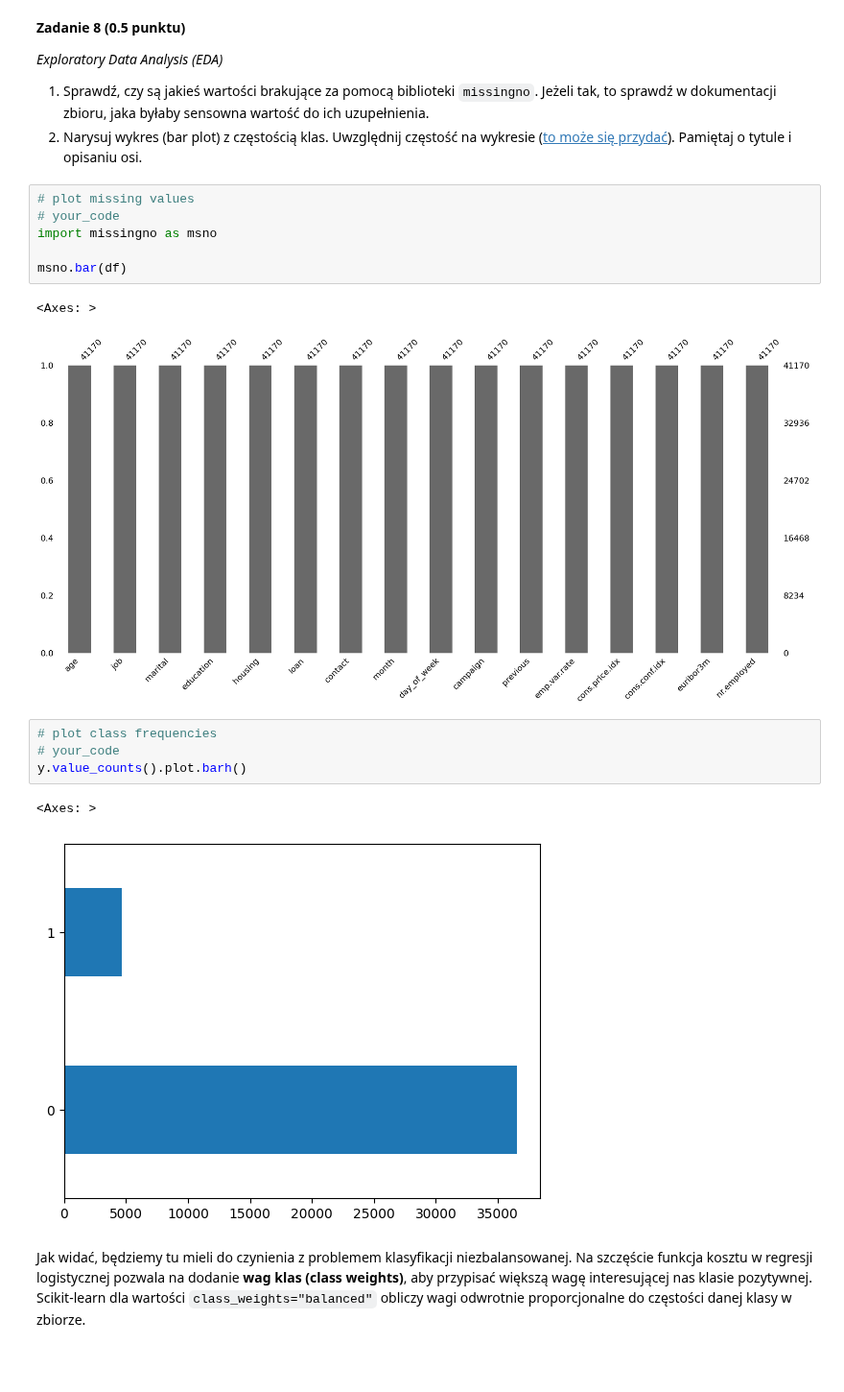
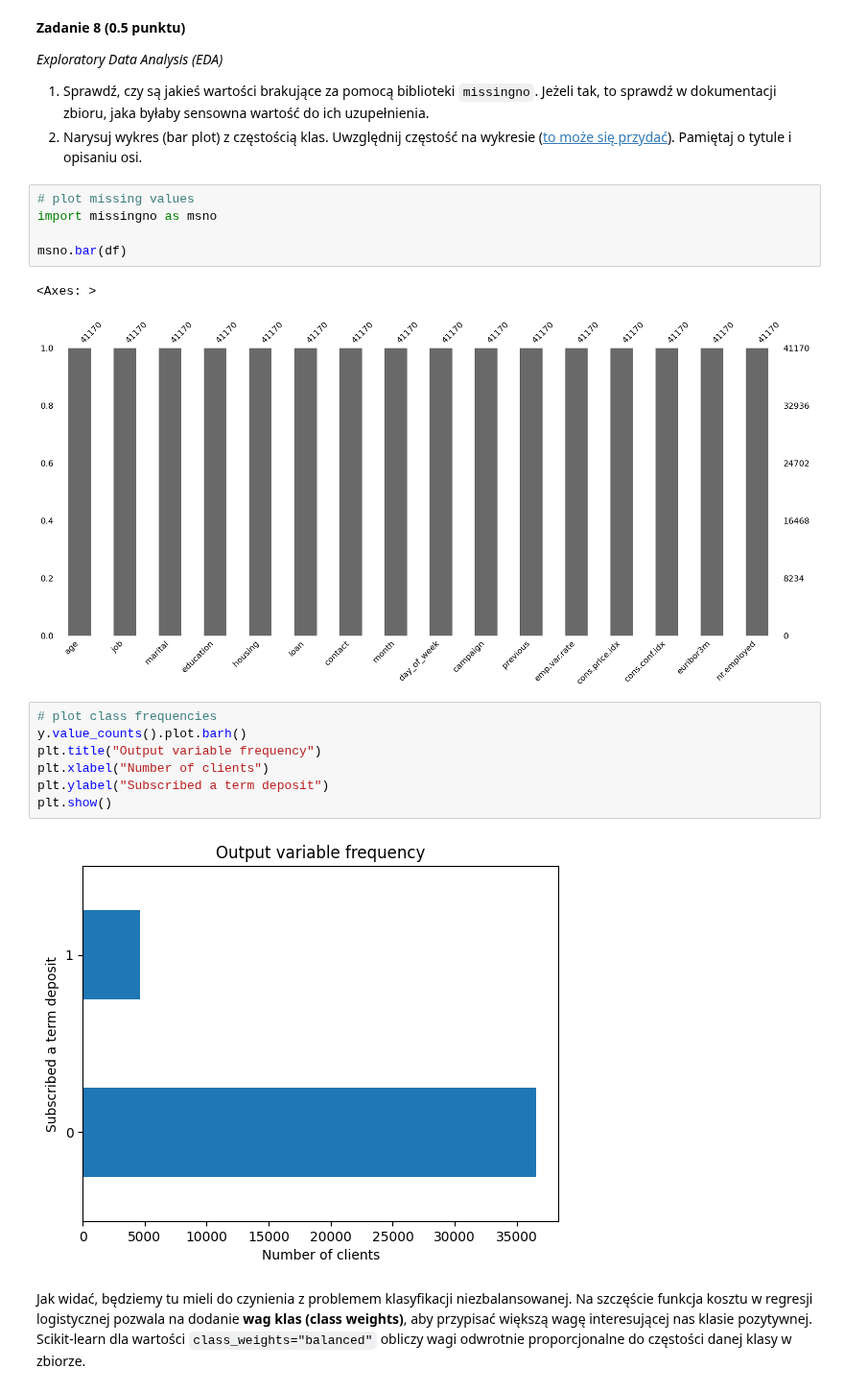
Before and after one commit to MatoKnap/git-lab, a Jupyter notebook: lab1/lab_1.ipynb, the cells around one changed output. Shown at 96% size. Cells and saved outputs as stored; diff of their text form; blank space fills up the shorter version.

```diff
--- a/lab1/lab_1.ipynb
+++ b/lab1/lab_1.ipynb
@@ -1123,7 +1119,6 @@ Name: y, dtype: int64
 2. Narysuj wykres (bar plot) z częstością klas. Uwzględnij częstość na wykresie ([to może się przydać](https://stackoverflow.com/a/68107610/9472066)). Pamiętaj o tytule i opisaniu osi.
 # %%
 # plot missing values
-# your_code
 import missingno as msno
 
 msno.bar(df)
@@ -1132,11 +1127,13 @@ msno.bar(df)
 [figure]
 # %%
 # plot class frequencies
-# your_code
 y.value_counts().plot.barh()
+plt.title("Output variable frequency")
+plt.xlabel("Number of clients")
+plt.ylabel("Subscribed a term deposit")
+plt.show()
 # %% [output]
-<Axes: >
-[figure, old version]
+[figure, new version]
 # %% [markdown]
 Jak widać, będziemy tu mieli do czynienia z problemem klasyfikacji niezbalansowanej. Na szczęście funkcja kosztu w regresji logistycznej pozwala na dodanie **wag klas (class weights)**, aby przypisać większą wagę interesującej nas klasie pozytywnej. Scikit-learn dla wartości `class_weights="balanced"` obliczy wagi odwrotnie proporcjonalne do częstości danej klasy w zbiorze.
 # %% [markdown]
```
Also changed, not shown: parts of 28 cells of this notebook.
